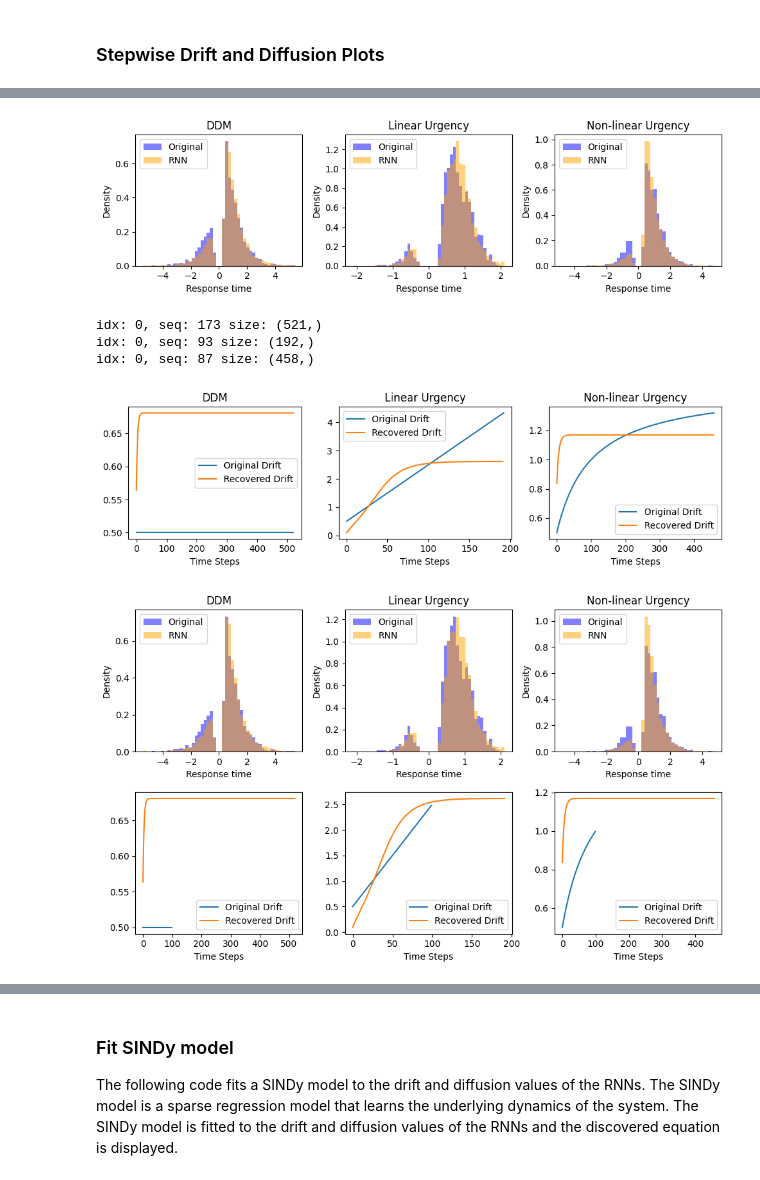
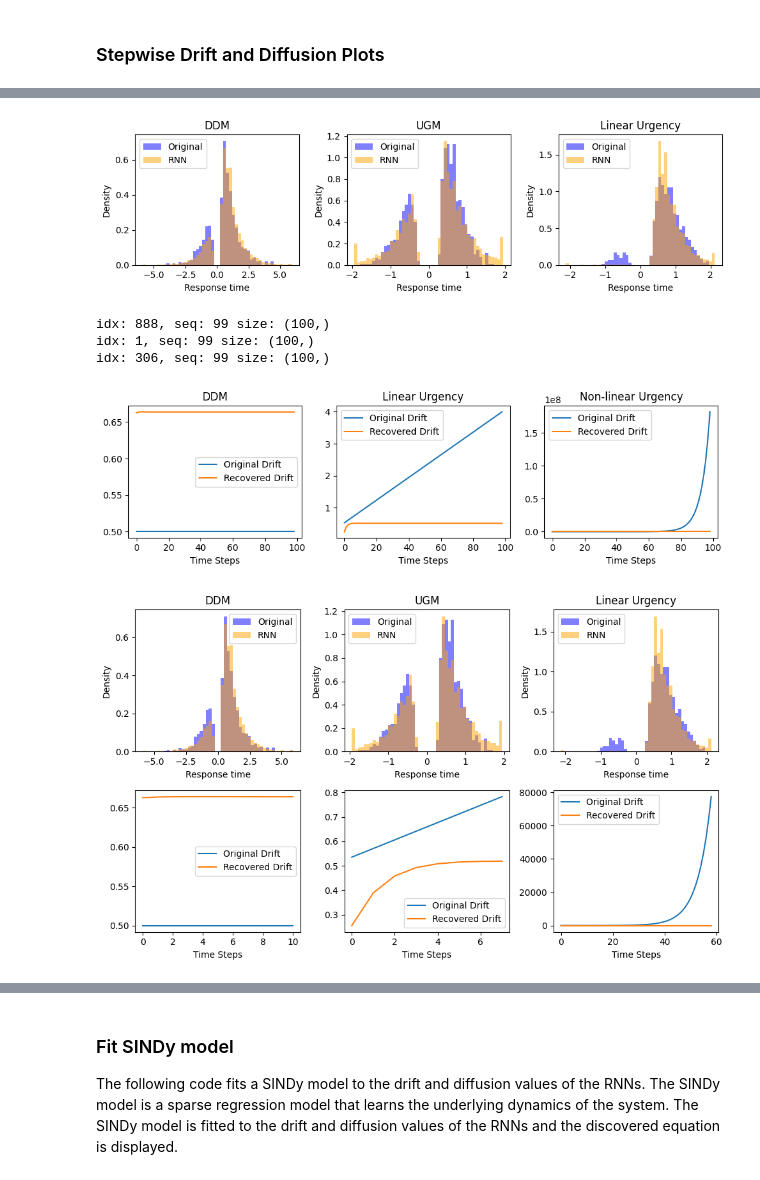
Before and after one commit to imtezcan/spice-ssm, a Jupyter notebook: analysis_sindy_playground.ipynb, the cells around one changed output, grey strips where cells are left out. Drawn from its saved outputs; the diff is of its cells as text; code cells hidden in the pictures.

```diff
--- a/analysis_sindy_playground.ipynb
+++ b/analysis_sindy_playground.ipynb
@@ -124,8 +129,9 @@ rts_rnn_nonlinear = rts_rnn_nonlinear.reshape(-1, 1)
 ddm_drifts_function = lambda mu, t: mu + 0*t
 # t = np.array(all_t)
 # t = np.cumsum(np.append(0.2, [dt_rnn_ugm] * 99))
-step_size = int(np.ceil(t_max_ddm / dt_rnn_ddm[0].item()))
-t_ddm = np.cumsum([dt_rnn_ddm] * step_size)
+step_size_ddm = int(np.ceil(t_max_ddm / dt_rnn_ddm[0].item()))
+# print(step_size)
+t_ddm = np.cumsum([dt_rnn_ddm] * step_size_ddm)
 mu = config_ddm['ddm_params']['drift']
 ddm_drifts = ddm_drifts_function(mu, t_ddm)
 plt.plot(t_ddm, ddm_drifts)
@@ -135,9 +141,10 @@ plt.show()
 # %%
 lin_drifts_function = lambda mu, t: mu + t * 2
 # t = np.array(all_t)
-step_size = int(np.ceil(t_max_ugm / dt_rnn_ugm[0].item()))
-t = np.cumsum(np.append(0.0, [dt_rnn_ugm] * step_size))
-# t = np.cumsum([dt_rnn_ugm] * 100)
+step_size_ugm = int(np.ceil(t_max_ugm / dt_rnn_ugm[0].item()))
+print(step_size_ugm)
+t_ugm = np.cumsum(np.append(0.0, [dt_rnn_ugm] * step_size_ugm))
+t = np.cumsum([dt_rnn_ugm] * rnn_regressor_ugm.rnn.max_steps)
 mu = config_ugm['ddm_params']['drift']
 lin_drifts = lin_drifts_function(mu, t)
 plt.plot(t, lin_drifts)
@@ -147,12 +155,12 @@ plt.show()
 # %%
-nonlin_drifts_function = lambda mu, t: mu + t / (1.0 + t)
+nonlin_drifts_function = lambda mu, t: mu + np.exp(10 * t)
 # t = np.linspace(0, t_max_nonlinear, 100)
 # t = np.array(all_t)
 # t = np.cumsum(np.append(0.2, [dt_rnn_nonlinear] * 99))
-step_size = int(np.ceil(t_max_nonlinear / dt_rnn_nonlinear[0].item()))
-t = np.cumsum(np.append(0.0, [dt_rnn_nonlinear] * step_size))
+step_size_nonlinear = int(np.ceil(t_max_nonlinear / dt_rnn_nonlinear[0].item()))
+t_nonlinear = np.cumsum(np.append(0.0, [dt_rnn_nonlinear] * step_size_nonlinear))
 mu = config_nonlinear['ddm_params']['drift']
-nonlin_drifts = nonlin_drifts_function(mu, t)
-plt.plot(t, nonlin_drifts)
+nonlin_drifts = nonlin_drifts_function(mu, t_nonlinear)
+plt.plot(t_nonlinear, nonlin_drifts)
 plt.show()
 # %% [output]
@@ -185,19 +193,19 @@ rt_dicts = [
         'rts': [rts_original_ugm, rts_rnn_ugm],
         'labels': ['Original', 'RNN'],
         'colors': ['blue', 'orange'],
-        'label': 'Linear Urgency'
+        'label': 'UGM'
     },
     {
         'rts': [rts_original_nonlinear, rts_rnn_nonlinear],
         'labels': ['Original', 'RNN'],
         'colors': ['blue', 'orange'],
-        'label': 'Non-linear Urgency'
+        'label': 'Linear Urgency'
     }
 ]
 
 plot_rts(rt_dicts)
 # %% [output]
-[figure, old version]
+[figure, new version]
 # %%
 def plot_traces(traces_dict):
     fig, axes = plt.subplots(1, 3, figsize=(10, 3))
@@ -205,18 +213,18 @@ def plot_traces(traces_dict):
     axes = axes.flatten()
 
     for ax, (label, (rnn_regressor, traces, decision_indices, original_drifts)) in zip(axes, traces_dict.items()):
-        # idx = np.argmax(decision_indices)
-        idx = 0
+        idx = np.argmax(decision_indices)
+        # idx = 0
         # seq = traces['evidence'][idx].size
         seq = decision_indices[idx]
         print(f"idx: {idx}, seq: {seq} size: {traces['drift'][idx].shape}")
-        drifts = traces['drift'][idx]
-        diffusions = traces['diffusion'][idx]
+        drifts = traces['drift'][idx][:seq]
+        diffusions = traces['diffusion'][idx][:seq]
         # drifts = drifts / diffusions
         # threshold = rnn_regressor.rnn.threshold.detach().cpu().numpy()
         # originals = nonlin_drifts_function(0.5, t)
 
-        ax.plot(original_drifts, label='Original Drift')
+        ax.plot(original_drifts[:seq], label='Original Drift')
         ax.plot(drifts, label='Recovered Drift')
         # ax.plot(diffusions, label='Diffusion Traces (idx: 0)')
         # ax.plot(np.full(drifts.shape, threshold), label='Threshold')
@@ -242,10 +250,10 @@ traces_dict = {
 
 plot_traces(traces_dict)
 # %% [output]
-idx: 0, seq: 173 size: (521,)
-idx: 0, seq: 93 size: (192,)
-idx: 0, seq: 87 size: (458,)
+idx: 888, seq: 99 size: (100,)
+idx: 1, seq: 99 size: (100,)
+idx: 306, seq: 99 size: (100,)
-[figure, old version]
+[figure, new version]
 # %%
 def plot_combined(rt_dicts, traces_dict):
     fig, axes = plt.subplots(2, 3, figsize=(10, 6))
@@ -256,38 +264,38 @@ def plot_combined(rt_dicts, traces_dict):
     # Top row: reuse the same logic as in plot_rts
     for ax, rt_dict in zip(top_axes, rt_dicts):
         plot_rts_multi(ax, rt_dict)
         ax.set_title(rt_dict['label'])
 
     # Bottom row: reuse the same logic as in plot_traces
     for ax, (label, (rnn_regressor, traces, decision_indices, original_drifts)) in zip(middle_axes, traces_dict.items()):
-        idx = np.argmax(decision_indices)
+        idx = 0#np.argmax(decision_indices)
         seq = decision_indices[idx]
-        drifts = traces['drift'][idx]
-        diffusions = traces['diffusion'][idx]
+        drifts = traces['drift'][idx][:seq]
+        diffusions = traces['diffusion'][idx][:seq]
         # drifts = drifts / diffusions
 
-        ax.plot(original_drifts, label='Original Drift')
+        ax.plot(original_drifts[:seq], label='Original Drift')
         ax.plot(drifts, label='Recovered Drift')
         # ax.plot(diffusions, label='Diffusion Traces')
         # ax.plot(np.full(drifts.shape, 1.0), label='Original Diffusion',)
         # ax.set_title(label)
         ax.set_xlabel('Time Steps')
         ax.legend()
 
     # for ax, (label, (rnn_regressor, traces, decision_indices, original_drifts)) in zip(bottom_axes, traces_dict.items()):
     #     ax.plot(diffusions, label='Diffusion Traces')
     #     ax.plot(np.full(drifts.shape, 1.0), label='Original Diffusion')
     #     # ax.set_title(label)
     #     ax.set_xlabel('Time Steps')
     #     ax.legend()
 
     plt.tight_layout()
     plt.show()
     plt.close()
 
 plot_combined(rt_dicts, traces_dict)
 # %% [output]
-[figure, old version]
+[figure, new version]
 # %%
 import pandas as pd
 
```
Also changed, not shown: parts of 37 cells of this notebook, 4 other files.
